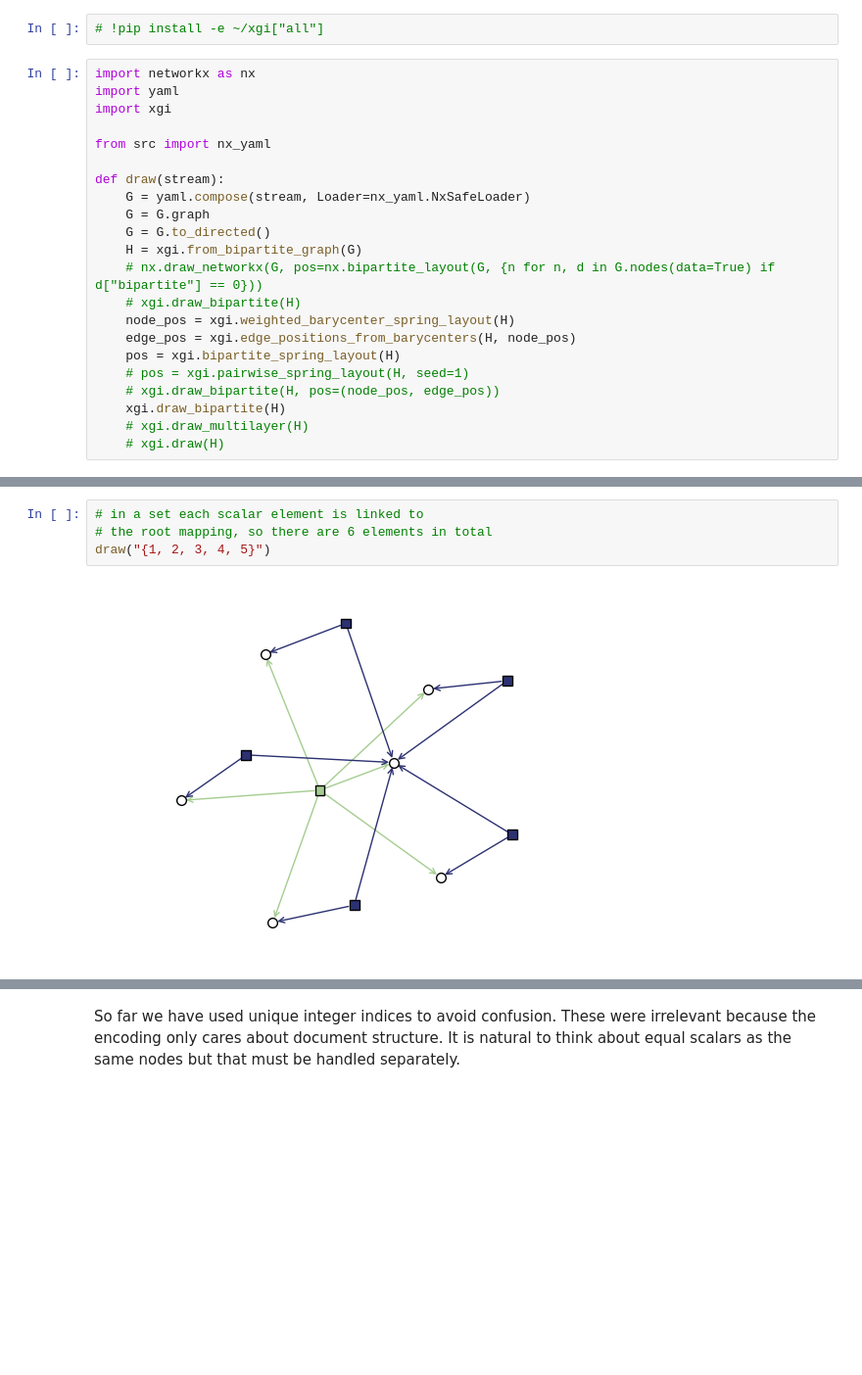
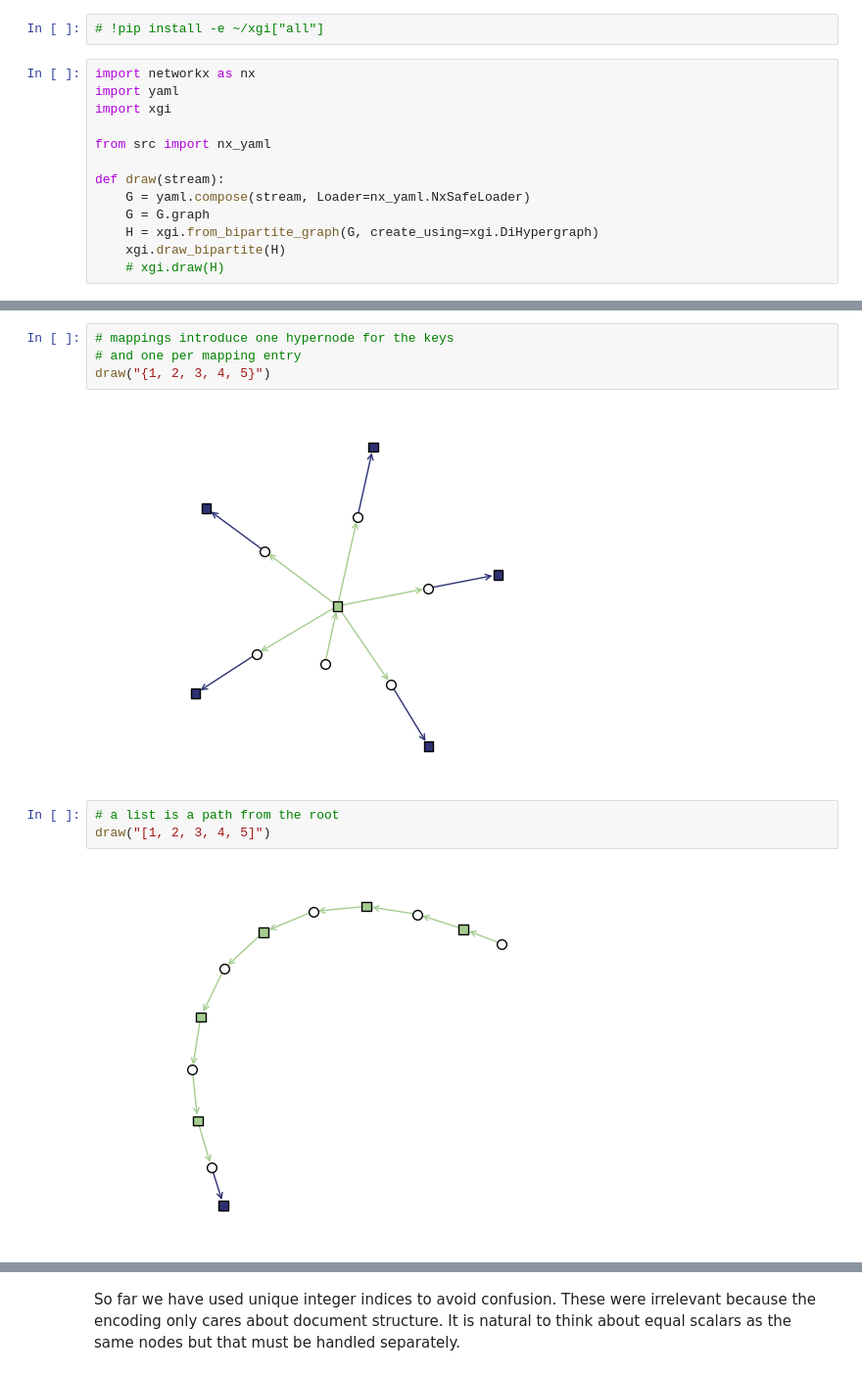
Before and after one commit to colltoaction/nx_yaml, a Jupyter notebook: xgi.ipynb, the cells around one changed output, grey strips where cells are left out. Shown: that part at 98% size. Saved outputs shown, nothing was run; the diff lists cells and outputs as text; blank space fills up the shorter version.

```diff
--- a/xgi.ipynb
+++ b/xgi.ipynb
@@ -12,15 +12,6 @@ from src import nx_yaml
 def draw(stream):
     G = yaml.compose(stream, Loader=nx_yaml.NxSafeLoader)
     G = G.graph
-    G = G.to_directed()
-    H = xgi.from_bipartite_graph(G)
-    # nx.draw_networkx(G, pos=nx.bipartite_layout(G, {n for n, d in G.nodes(data=True) if d["bipartite"] == 0}))
-    # xgi.draw_bipartite(H)
-    node_pos = xgi.weighted_barycenter_spring_layout(H)
-    edge_pos = xgi.edge_positions_from_barycenters(H, node_pos)
-    pos = xgi.bipartite_spring_layout(H)
-    # pos = xgi.pairwise_spring_layout(H, seed=1)
-    # xgi.draw_bipartite(H, pos=(node_pos, edge_pos))
+    H = xgi.from_bipartite_graph(G, create_using=xgi.DiHypergraph)
     xgi.draw_bipartite(H)
-    # xgi.draw_multilayer(H)
     # xgi.draw(H)
@@ -40,6 +18,11 @@ draw("""
+# %%
+# mappings introduce one hypernode for the keys
+# and one per mapping entry
+draw("{1, 2, 3, 4, 5}")
+# %% [output]
+[figure, added]
 # %%
-# in a set each scalar element is linked to
-# the root mapping, so there are 6 elements in total
-draw("{1, 2, 3, 4, 5}")
+# a list is a path from the root
+draw("[1, 2, 3, 4, 5]")
 # %% [output]
-[figure, old version]
+[figure, new version]
```
Also changed, not shown: parts of 7 cells of this notebook, 8 other files.
